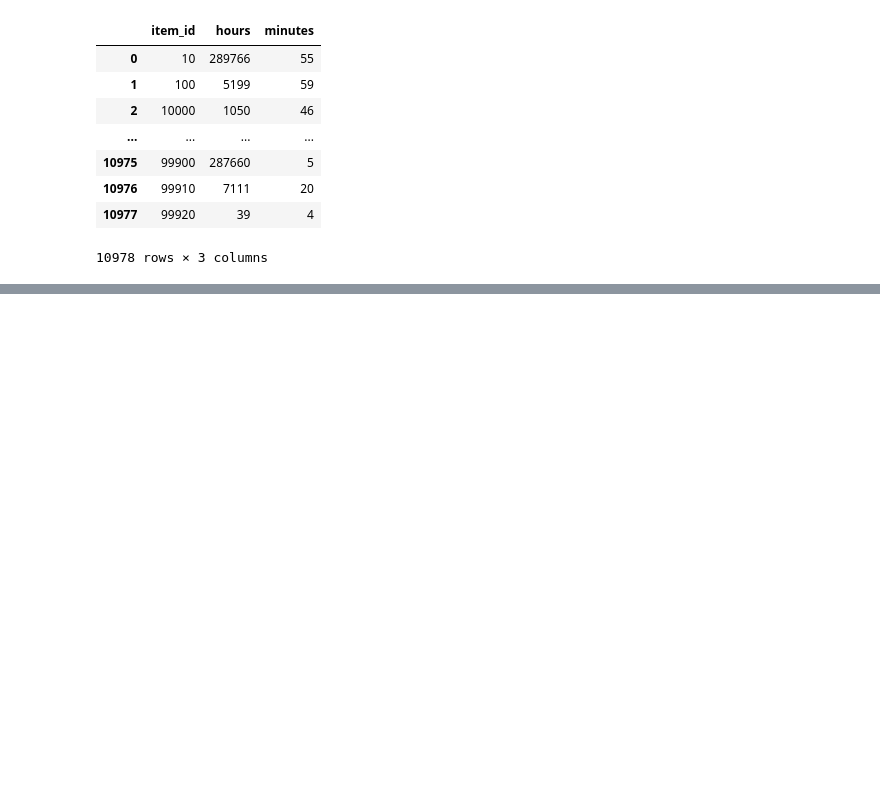
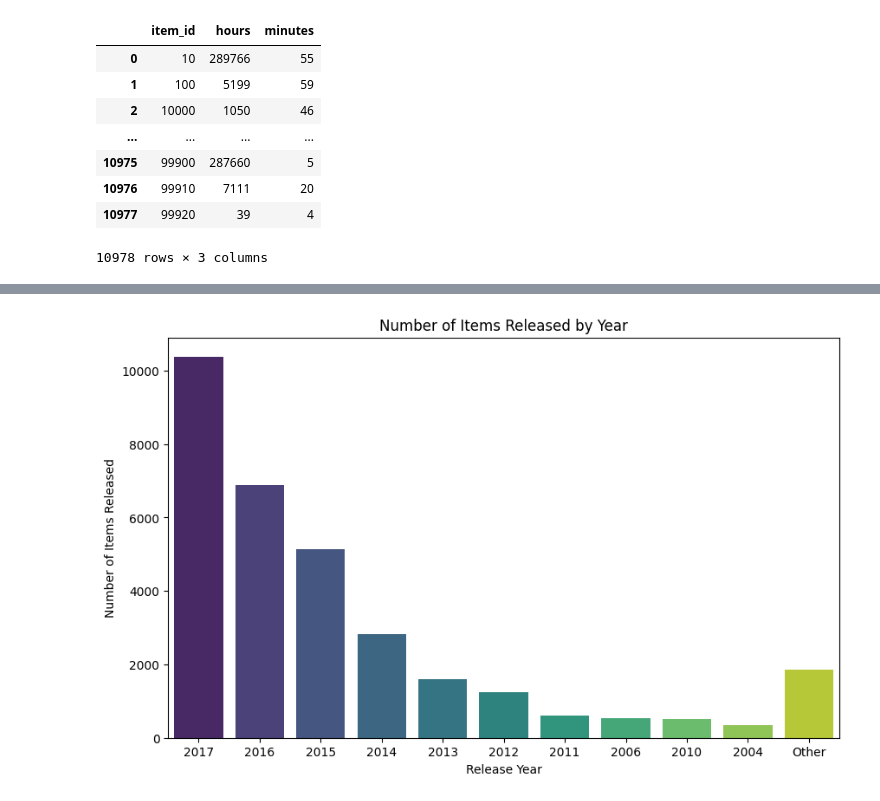
Before and after one commit to martinarielriveros/PI_MLops, a Jupyter notebook: EDA&ETL/user_items.ipynb, the cells around one changed output, grey strips where cells are left out. Cells and saved outputs as stored; diff of their text form; code cells hidden in the pictures; blank space fills up the shorter version.

```diff
--- a/EDA&ETL/user_items.ipynb
+++ b/EDA&ETL/user_items.ipynb
@@ -113,0 +135,3 @@ memory usage: 117.9+ MB
+# %%
+genre_df = pd.read_csv('../light_data/playtimegenre.csv')
+genre_df
@@ -113,0 +148,5 @@ memory usage: 117.9+ MB
+# %%
+# Drop all rows with no genre
+
+genre_df = genre_df.drop(genre_df[genre_df['tags&genres'].isna()].index)
+genre_df
@@ -113,0 +163,11 @@ memory usage: 117.9+ MB
+# %%
+# Change date-like string into actual date format
+
+genre_df['release_date_imputed'] = pd.to_datetime(genre_df['release_date_imputed'], format='%Y-%m-%d', errors='coerce')
+genre_df
+# %%
+# Change date format just to get year
+
+genre_df['year'] = genre_df['release_date_imputed'].dt.year
+genre_df.drop('release_date_imputed', axis=1, inplace=True)
+genre_df
@@ -163,0 +289,23 @@ hors_and_minutes_by_Item_id.to_csv('../light_data/item_id&playtime.csv', index=F
+# %%
+# Count the number of items released each year
+items_by_year = genre_df.groupby('year')['item_id'].count().reset_index()
+
+# Sort the DataFrame by 'item_id' in descending order
+items_by_year = items_by_year.sort_values(by='item_id', ascending=False)
+
+# Select the top 10 years and sum the rest
+top_years = items_by_year.head(10)
+other_years = pd.DataFrame({'year': ['Other'], 'item_id': [items_by_year.iloc[10:]['item_id'].sum()]})
+
+# Concatenate the top years and 'Other'
+items_by_year = pd.concat([top_years, other_years])
+
+# Plot the data
+plt.figure(figsize=(10, 6))
+sns.barplot(x='year', y='item_id', data=items_by_year, palette='viridis')
+plt.title('Number of Items Released by Year')
+plt.xlabel('Release Year')
+plt.ylabel('Number of Items Released')
+plt.show()
+# %% [output]
+[figure, added]
```
Also changed, not shown: parts of 25 cells of this notebook, 4 other files.
